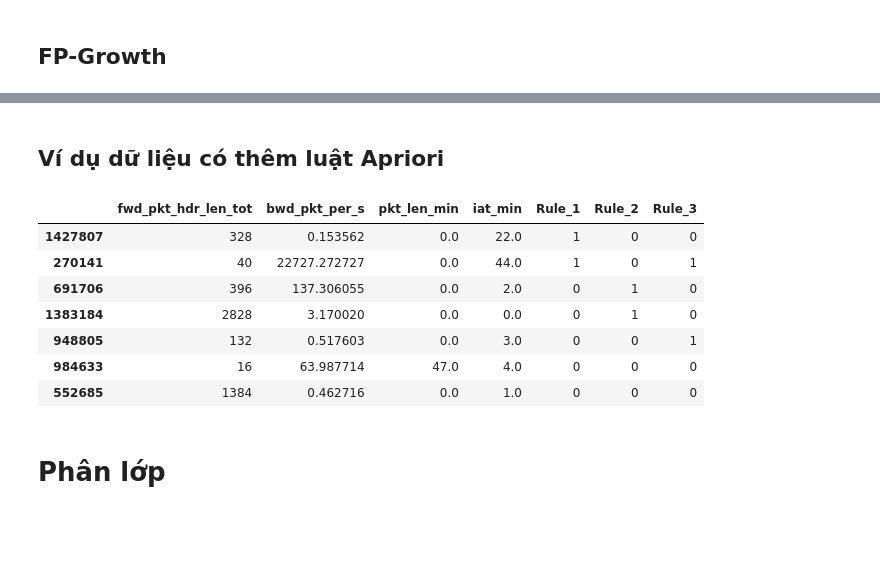
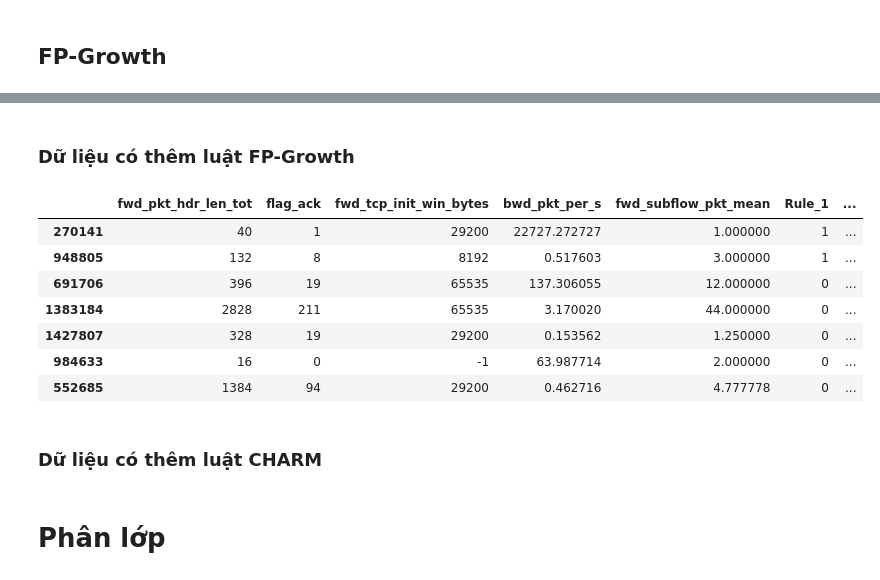
Before and after one commit to Td1nh/adm_g05_lycos, a Jupyter notebook: 03_association_classification.ipynb, the cells around one changed output, grey strips where cells are left out. Cells and saved outputs as stored; diff of their text form; code cells hidden in the pictures; blank space fills up the shorter version.

```diff
--- a/03_association_classification.ipynb
+++ b/03_association_classification.ipynb
@@ -296,28 +266,9 @@ def select_three(candidates):
         raise ValueError("Chưa có đủ 3 luật attack. Giảm MIN_SUPPORT hoặc MIN_CONFIDENCE rồi chạy lại trên train.")
     return selected
 
-def expand_charm_target(closed_sets, vertical, target_item="class=1"):
-    """Suy ra tập phổ biến ngắn từ tập đóng CHARM, tính support chính xác."""
-    antecedents = set()
-    for closed in closed_sets:
-        if target_item not in closed or "class=0" in closed:
-            continue
-        items = sorted(closed - {target_item})
-        for size in (1, 2):
-            antecedents.update(combinations(items, size))
 
-    target_tids = vertical[target_item]
-    return {
-        frozenset((*items, target_item)): len(target_tids.intersection(*(vertical[item] for item in items)))
-        for items in antecedents
-    }
-
-
-sets_charm_rules = expand_charm_target(sets_charm, vertical)
-print("Số tập mục CHARM suy ra để tạo luật:", len(sets_charm_rules))
-rules_apriori = select_three(candidate_rules(sets_apriori, vertical, len(transactions)))
 rules_fp = select_three(candidate_rules(sets_fp, vertical, len(transactions)))
-rules_charm = select_three(candidate_rules(sets_charm_rules, vertical, len(transactions)))
+rules_charm = select_three(candidate_rules(sets_charm, vertical, len(transactions)))
 
 
 def rule_flags(items, rules):
@@ -350,10 +301,9 @@ def describe_rules(rules, method, items, labels):
     return pd.DataFrame(rows), flags
 
 
-table_apriori, flags_train_apriori = describe_rules(rules_apriori, "Apriori", arm_train, y_train)
 table_fp, flags_train_fp = describe_rules(rules_fp, "FP-Growth", arm_train, y_train)
 table_charm, flags_train_charm = describe_rules(rules_charm, "CHARM", arm_train, y_train)
-rules_table = pd.concat([table_apriori, table_fp, table_charm], ignore_index=True)
+rules_table = pd.concat([table_fp, table_charm], ignore_index=True)
 display(rules_table.round(4))
 rules_table.to_csv("04_output/03_association_classification/association_rules.csv", index=False)
 # %% [output]
@@ -375,7 +319,6 @@ Chọn luật phủ thêm nhiều giao dịch train nhất. Confidence và lift
 # %%
 trace_rows = []
 for method, rules in [
-    ("Apriori", rules_apriori),
     ("FP-Growth", rules_fp),
     ("CHARM", rules_charm),
 ]:
@@ -597,26 +556,28 @@ selected_rule_map.to_csv("04_output/03_association_classification/selected_rule_
 # %% [markdown]
-## Ví dụ dữ liệu có thêm luật Apriori
+### Dữ liệu có thêm luật FP-Growth
 # %%
-# Minh họa cột gốc trong tiền đề cạnh ba cột luật Apriori.
+# Minh họa cột gốc trong tiền đề cạnh ba cột luật FP-Growth.
 rule_cols = ["Rule_1", "Rule_2", "Rule_3"]
-source_cols = rule_source_features(rules_apriori)
-X_train_apriori = datasets["Classification + Apriori"][0]
+source_cols = rule_source_features(rules_fp)
+X_train_fp = datasets["Classification + FP-Growth"][0]
 
 # Lấy vài dòng thỏa từng luật và vài dòng không thỏa luật nào.
 example_idx = []
 for col in rule_cols:
-    example_idx.extend(X_train_apriori.index[X_train_apriori[col].eq(1)][:2])
-example_idx.extend(X_train_apriori.index[X_train_apriori[rule_cols].eq(0).all(axis=1)][:2])
+    example_idx.extend(X_train_fp.index[X_train_fp[col].eq(1)][:2])
+example_idx.extend(X_train_fp.index[X_train_fp[rule_cols].eq(0).all(axis=1)][:2])
 example_idx = list(dict.fromkeys(example_idx))
-rule_example = X_train_apriori.loc[example_idx, source_cols + rule_cols]
+rule_example = X_train_fp.loc[example_idx, source_cols + rule_cols]
 display(rule_example)
-rule_example.to_csv("04_output/03_association_classification/rule_feature_example.csv", index=True)
+rule_example.to_csv("04_output/03_association_classification/rule_feature_fpgrowth.csv", index=True)
 # %% [output]
-|  | fwd_pkt_hdr_len_tot | bwd_pkt_per_s | pkt_len_min | iat_min | Rule_1 | Rule_2 | Rule_3 |
-| 1427807 | 328 | 0.153562 | 0.0 | 22.0 | 1 | 0 | 0 |
-| 270141 | 40 | 22727.272727 | 0.0 | 44.0 | 1 | 0 | 1 |
-| 691706 | 396 | 137.306055 | 0.0 | 2.0 | 0 | 1 | 0 |
-| 1383184 | 2828 | 3.170020 | 0.0 | 0.0 | 0 | 1 | 0 |
-| 948805 | 132 | 0.517603 | 0.0 | 3.0 | 0 | 0 | 1 |
-| 984633 | 16 | 63.987714 | 47.0 | 4.0 | 0 | 0 | 0 |
-| 552685 | 1384 | 0.462716 | 0.0 | 1.0 | 0 | 0 | 0 |
+|  | fwd_pkt_hdr_len_tot | flag_ack | fwd_tcp_init_win_bytes | bwd_pkt_per_s | fwd_subflow_pkt_mean | Rule_1 | ... |
+| 270141 | 40 | 1 | 29200 | 22727.272727 | 1.000000 | 1 | ... |
+| 948805 | 132 | 8 | 8192 | 0.517603 | 3.000000 | 1 | ... |
+| 691706 | 396 | 19 | 65535 | 137.306055 | 12.000000 | 0 | ... |
+| 1383184 | 2828 | 211 | 65535 | 3.170020 | 44.000000 | 0 | ... |
+| 1427807 | 328 | 19 | 29200 | 0.153562 | 1.250000 | 0 | ... |
+| 984633 | 16 | 0 | -1 | 63.987714 | 2.000000 | 0 | ... |
+| 552685 | 1384 | 94 | 29200 | 0.462716 | 4.777778 | 0 | ... |
+# %% [markdown]
+### Dữ liệu có thêm luật CHARM
```
Also changed, not shown: parts of 34 cells of this notebook.
